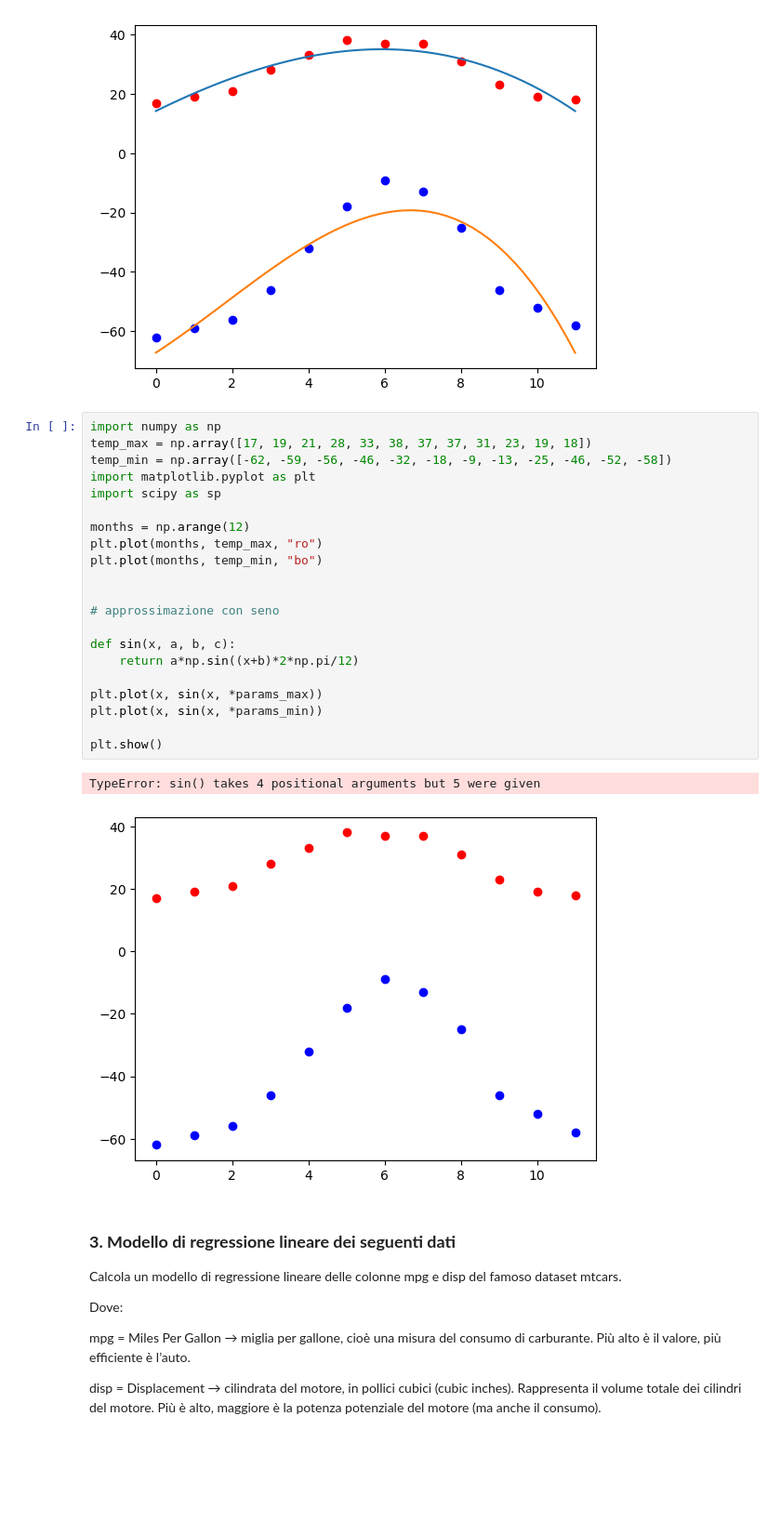
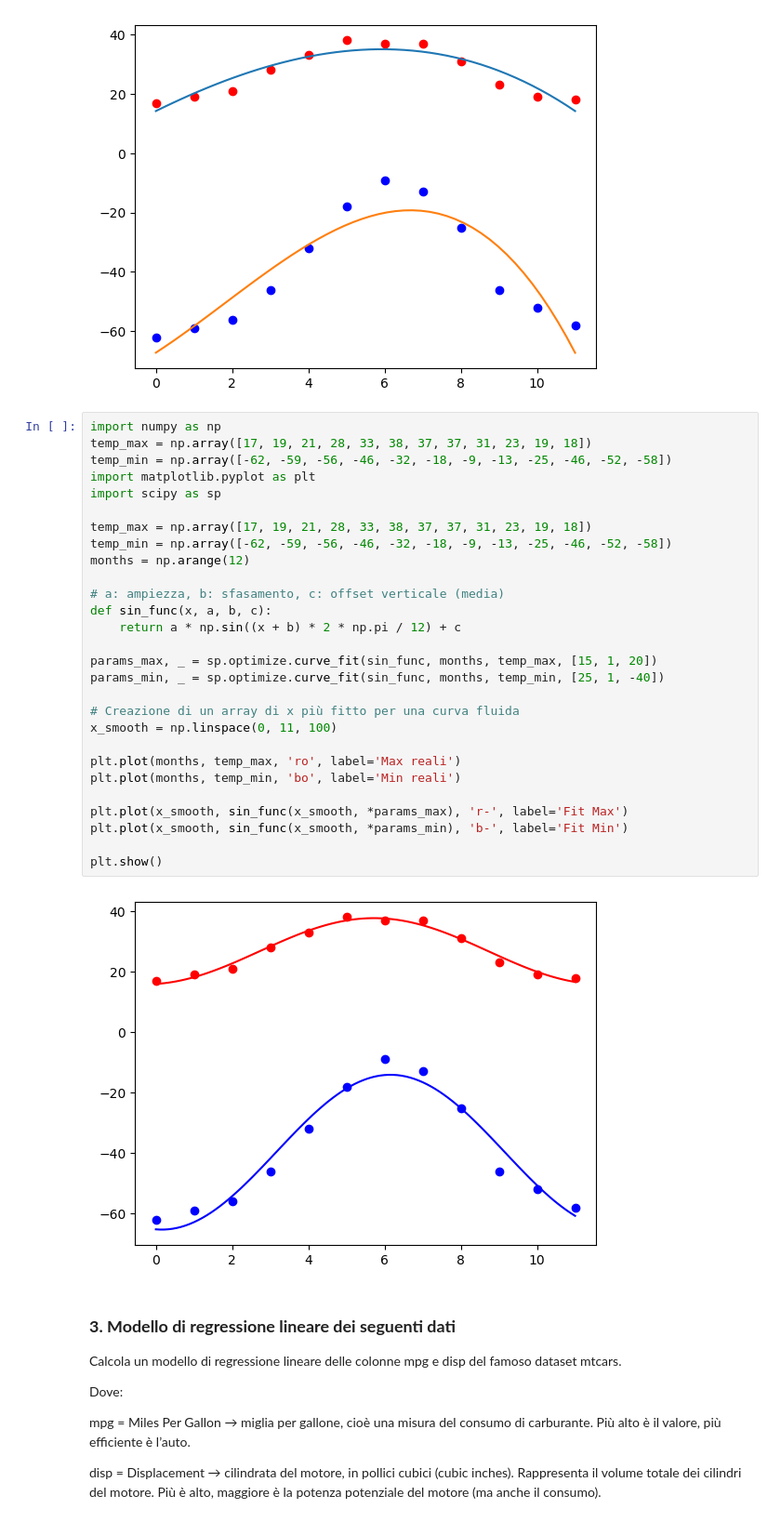
Before and after one commit to samueleantonutti-gif/ProgrammingLab, a Jupyter notebook: lab2/7.4_esercizi_lez7.ipynb, the cells around one changed output. Shown at 93% size. Cells and saved outputs as stored; diff of their text form; blank space fills up the shorter version.

```diff
--- a/lab2/7.4_esercizi_lez7.ipynb
+++ b/lab2/7.4_esercizi_lez7.ipynb
@@ -103,27 +103,33 @@ plt.show()
 # %%
 import numpy as np
 temp_max = np.array([17, 19, 21, 28, 33, 38, 37, 37, 31, 23, 19, 18])
 temp_min = np.array([-62, -59, -56, -46, -32, -18, -9, -13, -25, -46, -52, -58])
 import matplotlib.pyplot as plt
 import scipy as sp
 
+temp_max = np.array([17, 19, 21, 28, 33, 38, 37, 37, 31, 23, 19, 18])
+temp_min = np.array([-62, -59, -56, -46, -32, -18, -9, -13, -25, -46, -52, -58])
 months = np.arange(12)
-plt.plot(months, temp_max, "ro")
-plt.plot(months, temp_min, "bo")
 
+# a: ampiezza, b: sfasamento, c: offset verticale (media)
+def sin_func(x, a, b, c):
+    return a * np.sin((x + b) * 2 * np.pi / 12) + c
 
-# approssimazione con seno
+params_max, _ = sp.optimize.curve_fit(sin_func, months, temp_max, [15, 1, 20])
+params_min, _ = sp.optimize.curve_fit(sin_func, months, temp_min, [25, 1, -40])
 
-def sin(x, a, b, c):
-    return a*np.sin((x+b)*2*np.pi/12)
+# Creazione di un array di x più fitto per una curva fluida
+x_smooth = np.linspace(0, 11, 100)
 
-plt.plot(x, sin(x, *params_max))
-plt.plot(x, sin(x, *params_min))
+plt.plot(months, temp_max, 'ro', label='Max reali')
+plt.plot(months, temp_min, 'bo', label='Min reali')
+
+plt.plot(x_smooth, sin_func(x_smooth, *params_max), 'r-', label='Fit Max')
+plt.plot(x_smooth, sin_func(x_smooth, *params_min), 'b-', label='Fit Min')
 
 plt.show()
 # %% [output]
-TypeError: sin() takes 4 positional arguments but 5 were given
-[figure, old version]
+[figure, new version]
 # %% [markdown]
 ### **3. Modello di regressione lineare dei seguenti dati**
 
```
Also changed, not shown: parts of 3 cells of this notebook.
